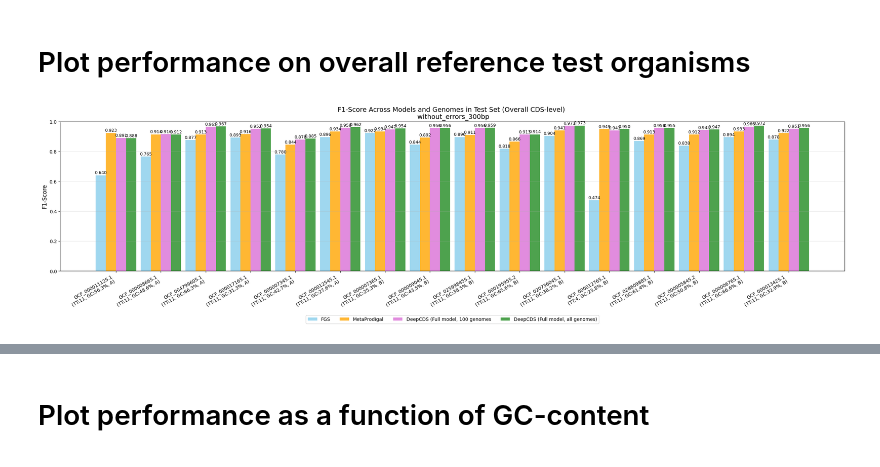
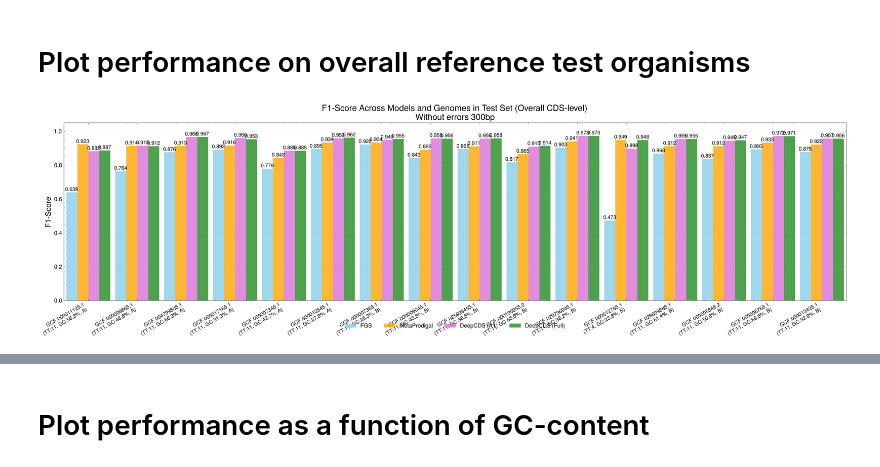
Before and after one commit to lsandvad/deep-cds, a Jupyter notebook: src_dev/benchmark/eval/without_errors/cds_level_evaluation_without_errors.ipynb, the cells around one changed output, grey strips where cells are left out. Cells and saved outputs as stored; diff of their text form; code cells hidden in the pictures.

```diff
--- a/src_dev/benchmark/eval/without_errors/cds_level_evaluation_without_errors.ipynb
+++ b/src_dev/benchmark/eval/without_errors/cds_level_evaluation_without_errors.ipynb
@@ -122,15 +122,15 @@ def load_in_processed_datasets(test_accession, data_type, project_root=project_r
         preds_fgs_complete = pickle.load(preds_fgs_dict_file)
 
     #Load in Model preds
-    with open(f"{project_root}/data/processed_data/predictions/processed_predictions/DeepCDS/model_without_errors/{data_type}/full_model_100_genomes_seed_42_trained_final/{test_accession}/model_preds_dict.pkl", "rb") as model_preds_dict_file:
-        preds_esm2 = pickle.load(model_preds_dict_file) #CHANGE
+    with open(f"{project_root}/data/processed_data/predictions/processed_predictions/DeepCDS_A1/model_without_errors/{data_type}/esm2_8m_all_genomes_seed_42_trained_final/{test_accession}/model_preds_dict.pkl", "rb") as model_preds_dict_file:
+        preds_deep_cds_a1 = pickle.load(model_preds_dict_file)
 
     with open(f"{project_root}/data/processed_data/predictions/processed_predictions/DeepCDS/model_without_errors/{data_type}/full_model_all_genomes_seed_42_trained_final/{test_accession}/model_preds_dict.pkl", "rb") as model_preds_dict_file:
-        preds_deep_cds = pickle.load(model_preds_dict_file) #change
+        preds_deep_cds = pickle.load(model_preds_dict_file)
 
 
     return read_names_list, get_full_cds(testset_dict), get_full_cds(preds_prodigal), \
-        get_full_cds(preds_fgs_complete), get_full_cds(preds_esm2), \
+        get_full_cds(preds_fgs_complete), get_full_cds(preds_deep_cds_a1), \
         get_full_cds(preds_deep_cds)
 # %%
 def calculate_iou(coord1, coord2):
@@ -308,7 +308,7 @@ def get_metric_for_models(performance_metric, performance_metrics_genomes_dict):
     performance_metric_dict["prodigal"] = []
     performance_metric_dict["fgs_complete"] = []
     performance_metric_dict["deep_cds"] = []
-    performance_metric_dict["esm2_a1"] = []
+    performance_metric_dict["deep_cds_a1"] = []
     performance_metric_dict["genome_accession"] = []
 
     #Extract metric for each genome and model
@@ -316,7 +316,7 @@ def get_metric_for_models(performance_metric, performance_metrics_genomes_dict):
         performance_metric_dict["prodigal"].append(performance_metrics_genomes_dict[genome_accession]["prodigal"][performance_metric])
         performance_metric_dict["fgs_complete"].append(performance_metrics_genomes_dict[genome_accession]["fgs_complete"][performance_metric])
         performance_metric_dict["deep_cds"].append(performance_metrics_genomes_dict[genome_accession]["deep_cds"][performance_metric])
-        performance_metric_dict["esm2_a1"].append(performance_metrics_genomes_dict[genome_accession]["esm2_a1"][performance_metric])
+        performance_metric_dict["deep_cds_a1"].append(performance_metrics_genomes_dict[genome_accession]["deep_cds_a1"][performance_metric])
         performance_metric_dict["genome_accession"].append(genome_accession)
 
     # Extract data
@@ -324,9 +324,9 @@ def get_metric_for_models(performance_metric, performance_metrics_genomes_dict):
     prodigal_scores = performance_metric_dict['prodigal']
     fgs_scores = performance_metric_dict['fgs_complete']
     deep_cds_scores = performance_metric_dict['deep_cds']
-    esm2_a1_scores = performance_metric_dict['esm2_a1']
+    deep_cds_a1_scores = performance_metric_dict['deep_cds_a1']
 
-    return genome_accessions, prodigal_scores, fgs_scores, deep_cds_scores, esm2_a1_scores
+    return genome_accessions, prodigal_scores, fgs_scores, deep_cds_scores, deep_cds_a1_scores
 # %%
 def get_metric_for_models(performance_metric, performance_metrics_genomes_dict):
     """
@@ -390,7 +390,7 @@ def plot_metric_per_genome_bars(metric_data, metric_name, data_type, model_displ
                 tt = meta.get('translation_table', 'N/A')
                 gc = meta.get('gc_content', 'N/A')
                 domain = meta.get('domain', 'N/A')[0]  # First letter (B/A)
-                label = f"{acc}\n(TT:{tt}, GC:{gc}%, {domain})"
+                label = f"{acc}\n(TT:{tt}, GC:{gc}\\%, {domain})"
             else:
                 label = acc
             x_labels.append(label)
@@ -430,13 +430,14 @@ def plot_metric_per_genome_bars(metric_data, metric_name, data_type, model_displ
         bars_list.append(bars)
 
     # Customize the plot
-    ax.set_ylabel(metric_name.replace("_", "-"), fontsize=12)
-    ax.set_title(f'{metric_name.replace("_", "-")} Across Models and Genomes in Test Set (Overall CDS-level) \n {data_type}', fontsize=14, fontweight='normal')
+    ax.set_ylabel(metric_name.replace("_", "-"), fontsize=16)
+    ax.set_title(f'{metric_name.replace("_", "-")} Across Models and Genomes in Test Set (Overall CDS-level) \n {data_type.capitalize().replace("_", " ")}', fontsize=18, fontweight='normal')
     ax.set_xticks(x)
-    ax.set_xticklabels(x_labels, rotation=30, ha='right')
+    ax.set_xticklabels(x_labels, rotation=30, ha='right', fontsize=11)
+    ax.tick_params(axis='y', labelsize=12)
 
     # Legend: single row, positioned below x-axis labels to avoid overlap
-    ax.legend(bbox_to_anchor=(0.5, -0.28), loc='upper center', ncol=len(model_names))
+    ax.legend(bbox_to_anchor=(0.5, -0.1), loc='upper center', ncol=len(model_names), fontsize=12)
 
     # Add value labels on bars
     def add_value_labels(bars, scores):
@@ -444,13 +445,16 @@ def plot_metric_per_genome_bars(metric_data, metric_name, data_type, model_displ
             if score is not None:
                 height = bar.get_height()
                 ax.text(bar.get_x() + bar.get_width()/2., height + 0.002,
-                       f'{height:.3f}', ha='center', va='bottom', fontsize=9)
+                       f'{height:.3f}', ha='center', va='bottom', fontsize=11)
 
     for bars, model_name in zip(bars_list, model_names):
         add_value_labels(bars, metric_data[model_name])
 
     # Set y-axis limits for better visualization (you can adjust these)
-    ax.set_ylim(0, 1.0)
+    ax.set_ylim(0, 1.05)
+
+    # Tighten x-axis margins to reduce empty space on sides
+    ax.set_xlim(-0.5, len(genome_accessions) - 0.5)
 
     # Add grid for better readability
     ax.grid(True, alpha=0.3, axis='y')
@@ -478,8 +482,8 @@ def plot_all_models_comparison(performance_metric, performance_metrics_genomes_d
     model_display_names = {
         "prodigal": "MetaProdigal",
         "fgs_complete": "FGS",
-        "esm2_a1": "DeepCDS (Full model, 100 genomes",
-        "deep_cds": "DeepCDS (Full model, all genomes)"
+        "deep_cds_a1": "DeepCDS (A1)",
+        "deep_cds": "DeepCDS (Full)"
     }
 
     # Optional: Define custom colors
@@ -580,27 +584,27 @@ data_types = ["without_errors_300bp"]
 # %%
 for data_type in data_types:
 
     #Initialize
     performance_metrics_genomes_dict = {}
     overlap_criteria = 1 #Overlap required to be considered a TP
 
     for test_accession in test_accessions:
         read_names_list, testset_dict, prodigal_dict, \
         preds_fgs_dict, preds_a1, \
         preds_deep_cds = load_in_processed_datasets(test_accession, data_type)
 
         #Store performance metrics for this genome
         performance_metrics_genomes_dict[test_accession] = {
             "fgs_complete": calculate_metrics(testset_dict, preds_fgs_dict, read_names_list, overlap_criteria),
             "prodigal": calculate_metrics(testset_dict, prodigal_dict, read_names_list, overlap_criteria),
-            "esm2_a1": calculate_metrics(testset_dict, preds_a1, read_names_list, overlap_criteria),
+            "deep_cds_a1": calculate_metrics(testset_dict, preds_a1, read_names_list, overlap_criteria),
             "deep_cds": calculate_metrics(testset_dict, preds_deep_cds, read_names_list, overlap_criteria)}
 
     #assess wrong predictions to find out if there are any patterns that raise concern/should be fixed
-    wrong_predictions = find_wrong_predictions(testset_dict, prodigal_dict, read_names_list, overlap_criteria)
+    wrong_predictions = find_wrong_predictions(testset_dict, preds_deep_cds, read_names_list, overlap_criteria)
 
     plot_all_models_comparison('f1_score', performance_metrics_genomes_dict, data_type, genomes)
     #plot_all_models_comparison('recall', performance_metrics_genomes_dict, data_type, genomes)
     #plot_all_models_comparison('precision', performance_metrics_genomes_dict, data_type, genomes)
 # %% [output]
-[figure, old version]
+[figure, new version]
```
Also changed, not shown: parts of 19 cells of this notebook, 8 other files.
